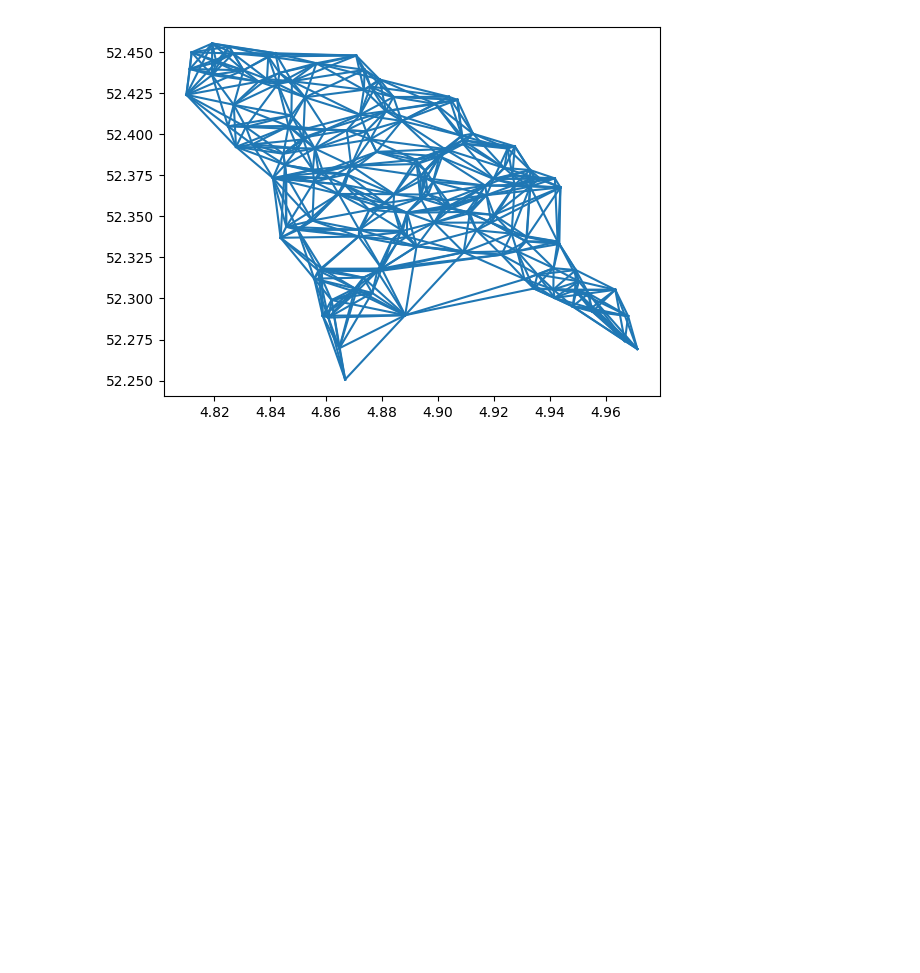
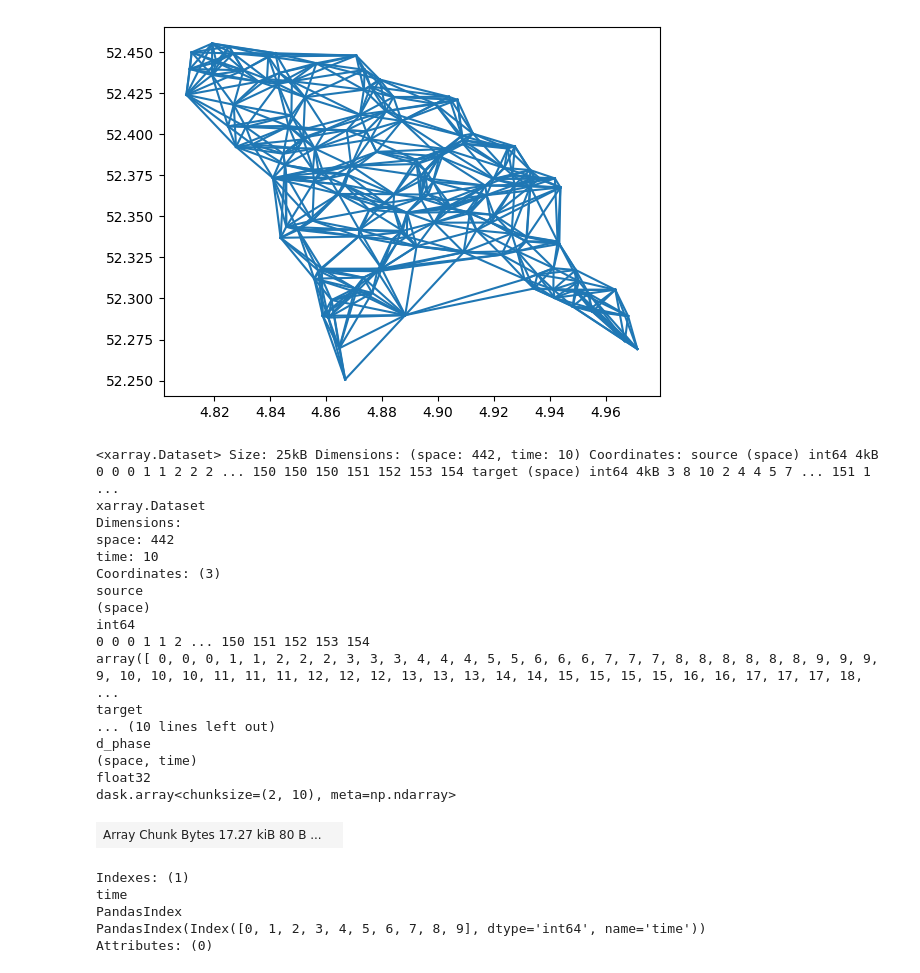
Before and after one commit to TUDelftGeodesy/DePSI, a Jupyter notebook: examples/notebooks/demo_network.ipynb, the cells around one changed output. Cells and saved outputs as stored; diff of their text form; code cells hidden in the pictures; blank space fills up the shorter version.

```diff
--- a/examples/notebooks/demo_network.ipynb
+++ b/examples/notebooks/demo_network.ipynb
@@ -81,0 +84,27 @@ for i in range(0, len(xx), 2):
+# %%
+stm_arcs = stm_to_arcs(stm_points_sparse, method='delaunay', max_length=0.05)
+stm_arcs
+# %% [output]
+<xarray.Dataset> Size: 25kB Dimensions: (space: 442, time: 10) Coordinates: source (space) int64 4kB 0 0 0 1 1 2 2 2 ... 150 150 150 151 152 153 154 target (space) int64 4kB 3 8 10 2 4 4 5 7 ... 151 1 ...
+xarray.Dataset
+Dimensions:
+space: 442
+time: 10
+Coordinates: (3)
+source
+(space)
+int64
+0 0 0 1 1 2 ... 150 151 152 153 154
+array([ 0, 0, 0, 1, 1, 2, 2, 2, 3, 3, 3, 4, 4, 4, 5, 5, 6, 6, 6, 7, 7, 7, 8, 8, 8, 8, 8, 8, 9, 9, 9, 9, 10, 10, 10, 11, 11, 11, 12, 12, 12, 13, 13, 13, 14, 14, 15, 15, 15, 15, 16, 16, 17, 17, 17, 18,  ...
+target
+... (10 lines left out)
+d_phase
+(space, time)
+float32
+dask.array<chunksize=(2, 10), meta=np.ndarray>
+| Array Chunk Bytes 17.27 kiB 80 B ... |  |
+Indexes: (1)
+time
+PandasIndex
+PandasIndex(Index([0, 1, 2, 3, 4, 5, 6, 7, 8, 9], dtype='int64', name='time'))
+Attributes: (0)
```
Also changed, not shown: parts of 2 cells of this notebook.
